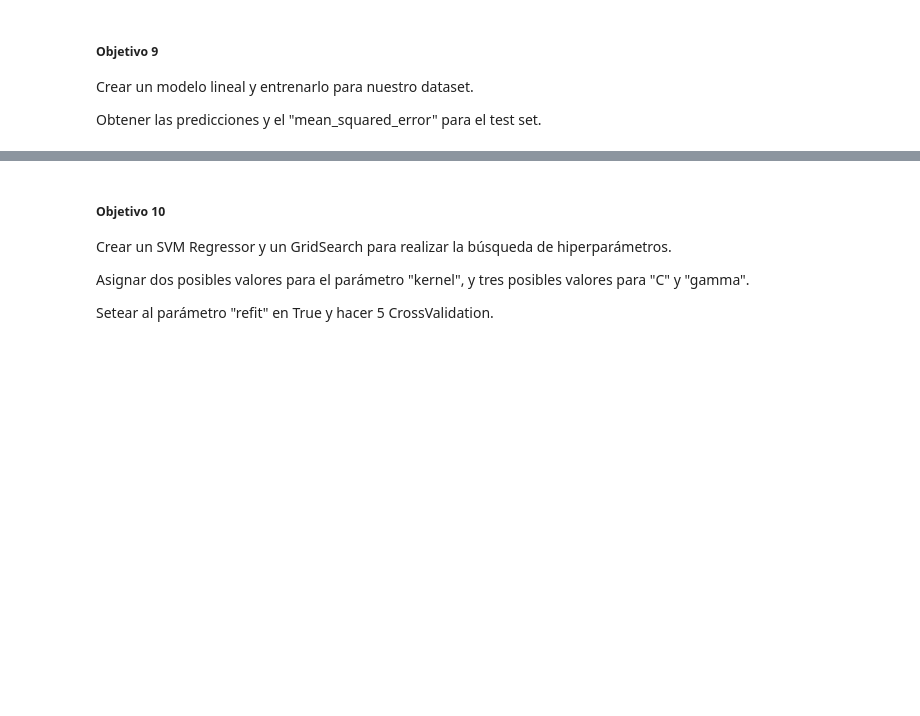
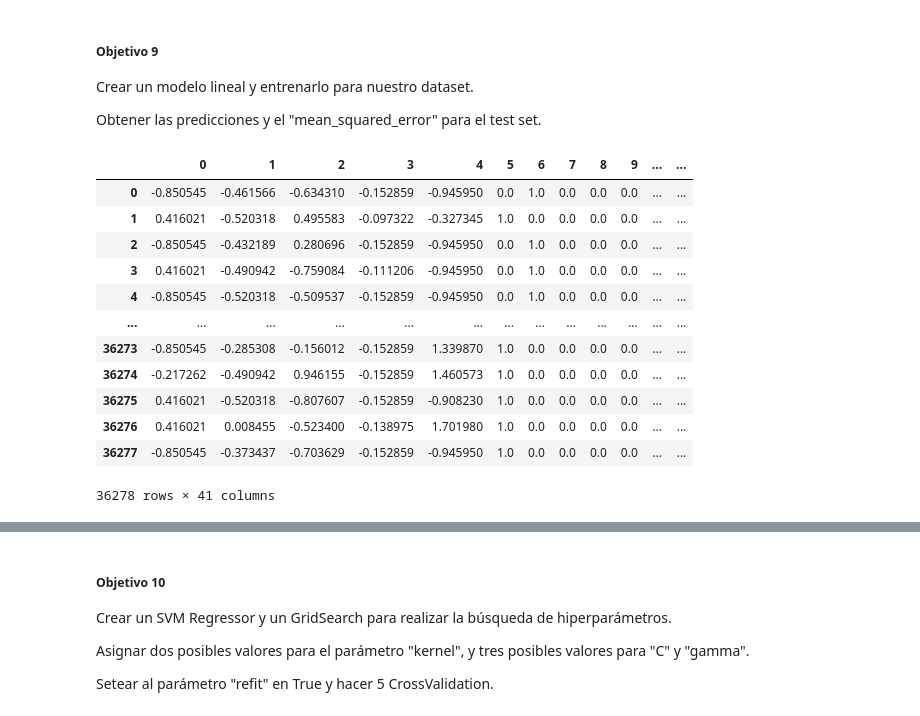
Before and after one commit to martinaiscar/data_science_utn_clusterai2022_middleprojects_aiscar, a Jupyter notebook: tp02/ClusterAI_TP2_Supervisado_martin_aiscar.ipynb, the cells around one changed output, grey strips where cells are left out. Saved outputs shown, nothing was run; the diff lists cells and outputs as text; code cells hidden in the pictures; blank space fills up the shorter version.

```diff
--- a/tp02/ClusterAI_TP2_Supervisado_martin_aiscar.ipynb
+++ b/tp02/ClusterAI_TP2_Supervisado_martin_aiscar.ipynb
@@ -91,6 +207,8 @@ x = london.drop(['price', 'neighbourhood','room_type'], axis=1)
 ##### **Objetivo 7**
 
 Dividir el dataset entre Train y Test, tomar un test_size del 30%.
+# %%
+xtrain, xtest, ytrain, ytest = train_test_split(x, y, test_size=0.3, random_state=4)
 # %% [markdown]
 ##### **Objetivo 8**
 Con el StandardScaler generado en la linea siguiente, realizar el transform para el xtrain y xtest guardandolos en nuevas variables llamadas "xtrain_scal" y "xtest_scal".
@@ -102,0 +217,23 @@ xtest_scal =
+# %%
+#Variables Numéricas
+numeric_features = ["minimum_nights", "number_of_reviews",'reviews_per_month','calculated_host_listings_count','availability_365']
+#Variables Categóricas
+variables_cat1 = ['room_type']
+variables_cat2 = ['neighbourhood']
+# %%
+#StandardScaler para las variables numéricas
+numeric_transformer = Pipeline(
+    steps=[("imputer", SimpleImputer(strategy="median")), ("scaler", StandardScaler())]
+)
+#OneHotEncoder para las variables categóricas (se generan dummies)
+transformacion_cat1 = OneHotEncoder(handle_unknown="error")
+transformacion_cat2 = OneHotEncoder(handle_unknown="error",sparse=False)
+# %%
+#ColumnTransformer que será ejecutado al momento del fitting
+preprocessor = ColumnTransformer(
+    transformers=[
+        ("num", numeric_transformer, numeric_features),
+        ("cat1", transformacion_cat1, variables_cat1),
+        ("cat2", transformacion_cat2, variables_cat2),
+    ]
+)
@@ -105,3 +247,24 @@ xtest_scal =
 Crear un modelo lineal y entrenarlo para nuestro dataset.
 
 Obtener las predicciones y el "mean_squared_error" para el test set.
+# %%
+#Se entrena el modelo con xtrain escaldo e ytrain
+x_train_scal=pd.DataFrame(preprocessor.fit_transform(xtrain))
+
+reg=LinearRegression().fit(x_train_scal,ytrain)
+
+x_train_scal
+# %% [output]
+|  | 0 | 1 | 2 | 3 | 4 | 5 | 6 | 7 | 8 | 9 | ... | ... |
+| 0 | -0.850545 | -0.461566 | -0.634310 | -0.152859 | -0.945950 | 0.0 | 1.0 | 0.0 | 0.0 | 0.0 | ... | ... |
+| 1 | 0.416021 | -0.520318 | 0.495583 | -0.097322 | -0.327345 | 1.0 | 0.0 | 0.0 | 0.0 | 0.0 | ... | ... |
+| 2 | -0.850545 | -0.432189 | 0.280696 | -0.152859 | -0.945950 | 0.0 | 1.0 | 0.0 | 0.0 | 0.0 | ... | ... |
+| 3 | 0.416021 | -0.490942 | -0.759084 | -0.111206 | -0.945950 | 0.0 | 1.0 | 0.0 | 0.0 | 0.0 | ... | ... |
+| 4 | -0.850545 | -0.520318 | -0.509537 | -0.152859 | -0.945950 | 0.0 | 1.0 | 0.0 | 0.0 | 0.0 | ... | ... |
+| ... | ... | ... | ... | ... | ... | ... | ... | ... | ... | ... | ... | ... |
+| 36273 | -0.850545 | -0.285308 | -0.156012 | -0.152859 | 1.339870 | 1.0 | 0.0 | 0.0 | 0.0 | 0.0 | ... | ... |
+| 36274 | -0.217262 | -0.490942 | 0.946155 | -0.152859 | 1.460573 | 1.0 | 0.0 | 0.0 | 0.0 | 0.0 | ... | ... |
+| 36275 | 0.416021 | -0.520318 | -0.807607 | -0.152859 | -0.908230 | 1.0 | 0.0 | 0.0 | 0.0 | 0.0 | ... | ... |
+| 36276 | 0.416021 | 0.008455 | -0.523400 | -0.138975 | 1.701980 | 1.0 | 0.0 | 0.0 | 0.0 | 0.0 | ... | ... |
+| 36277 | -0.850545 | -0.373437 | -0.703629 | -0.152859 | -0.945950 | 1.0 | 0.0 | 0.0 | 0.0 | 0.0 | ... | ... |
+36278 rows × 41 columns
```
Also changed, not shown: parts of 43 cells of this notebook.
